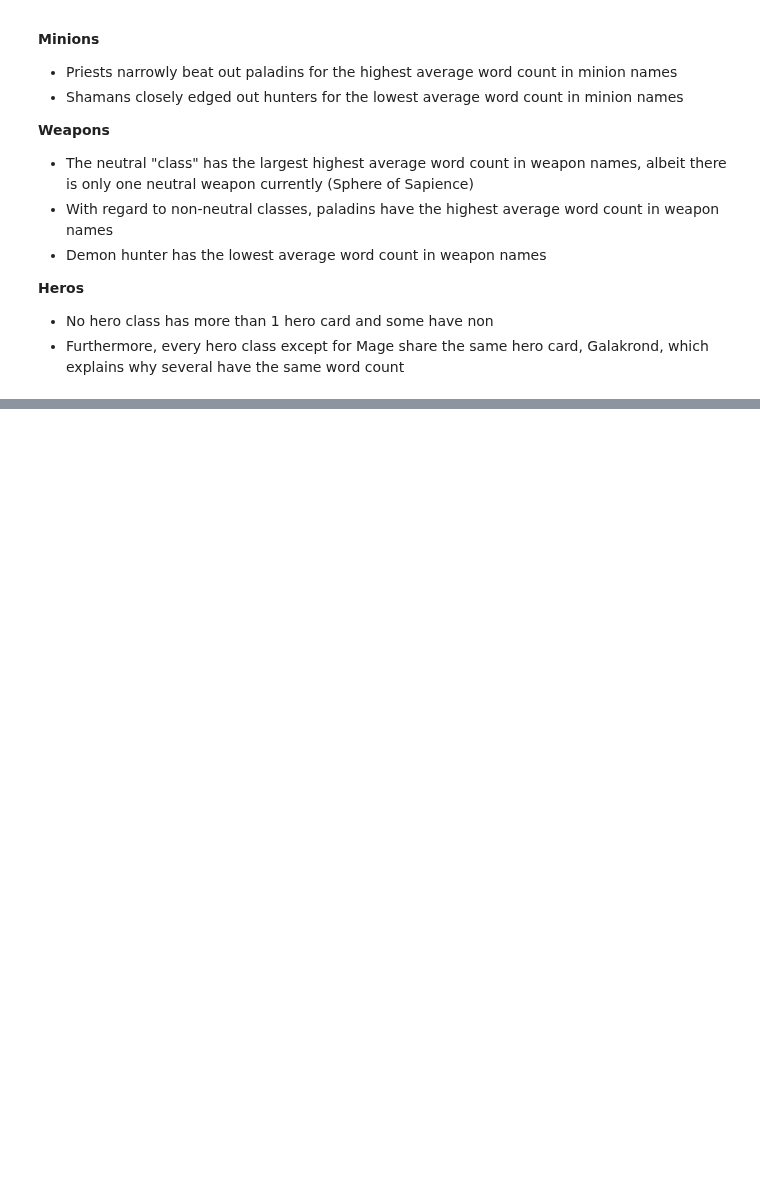
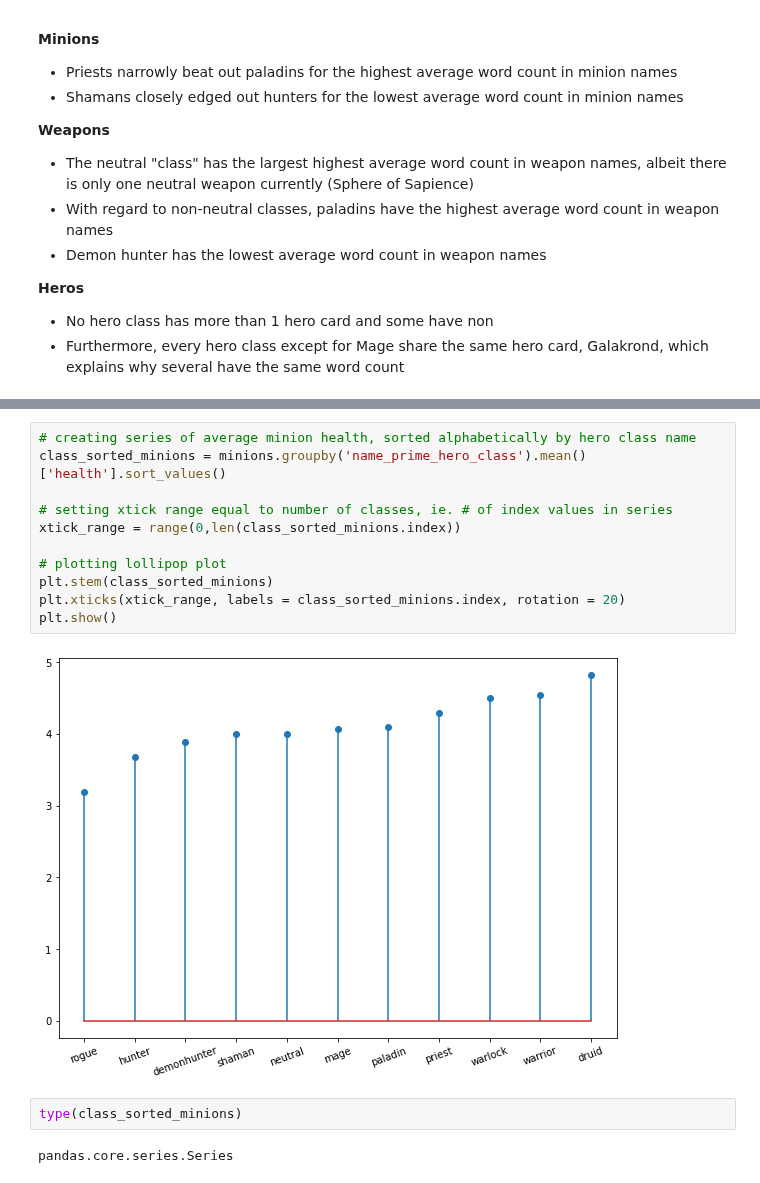
Before and after one commit to SamuelD-Data/hearthstone_project, a Jupyter notebook: hearthstone_project_notebook.ipynb, the cells around one changed output, grey strips where cells are left out. Cells and saved outputs as stored; diff of their text form; blank space fills up the shorter version.

```diff
--- a/hearthstone_project_notebook.ipynb
+++ b/hearthstone_project_notebook.ipynb
@@ -986,0 +864,17 @@ Index(['manacost', 'name', 'name_word_count', 'text', 'has_child_ids',
+# %%
+# creating series of average minion health, sorted alphabetically by hero class name
+class_sorted_minions = minions.groupby('name_prime_hero_class').mean()['health'].sort_values()
+
+# setting xtick range equal to number of classes, ie. # of index values in series
+xtick_range = range(0,len(class_sorted_minions.index))
+
+# plotting lollipop plot
+plt.stem(class_sorted_minions)
+plt.xticks(xtick_range, labels = class_sorted_minions.index, rotation = 20)
+plt.show()
+# %% [output]
+[figure, added]
+# %%
+type(class_sorted_minions)
+# %% [output]
+pandas.core.series.Series
```
Also changed, not shown: parts of 20 cells of this notebook.
